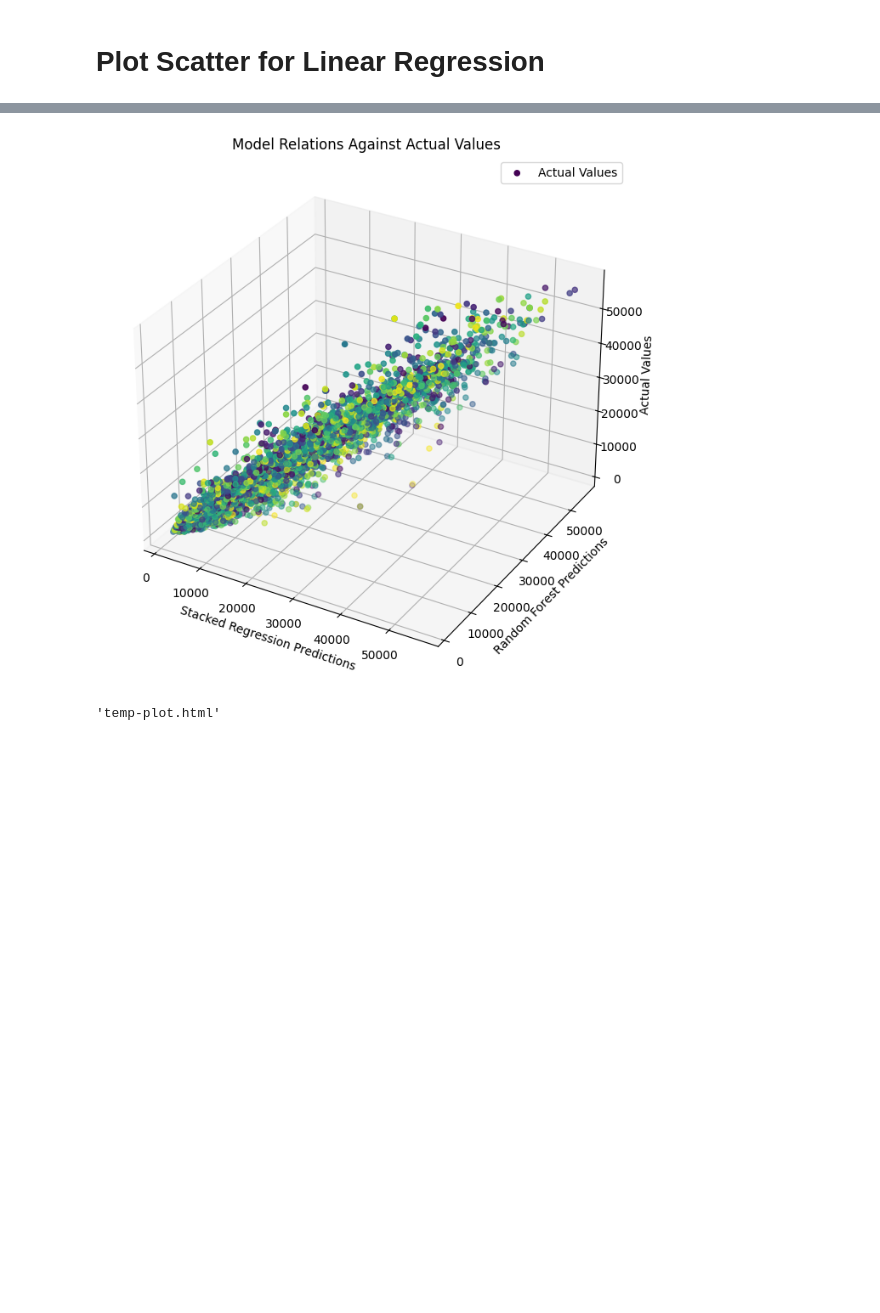
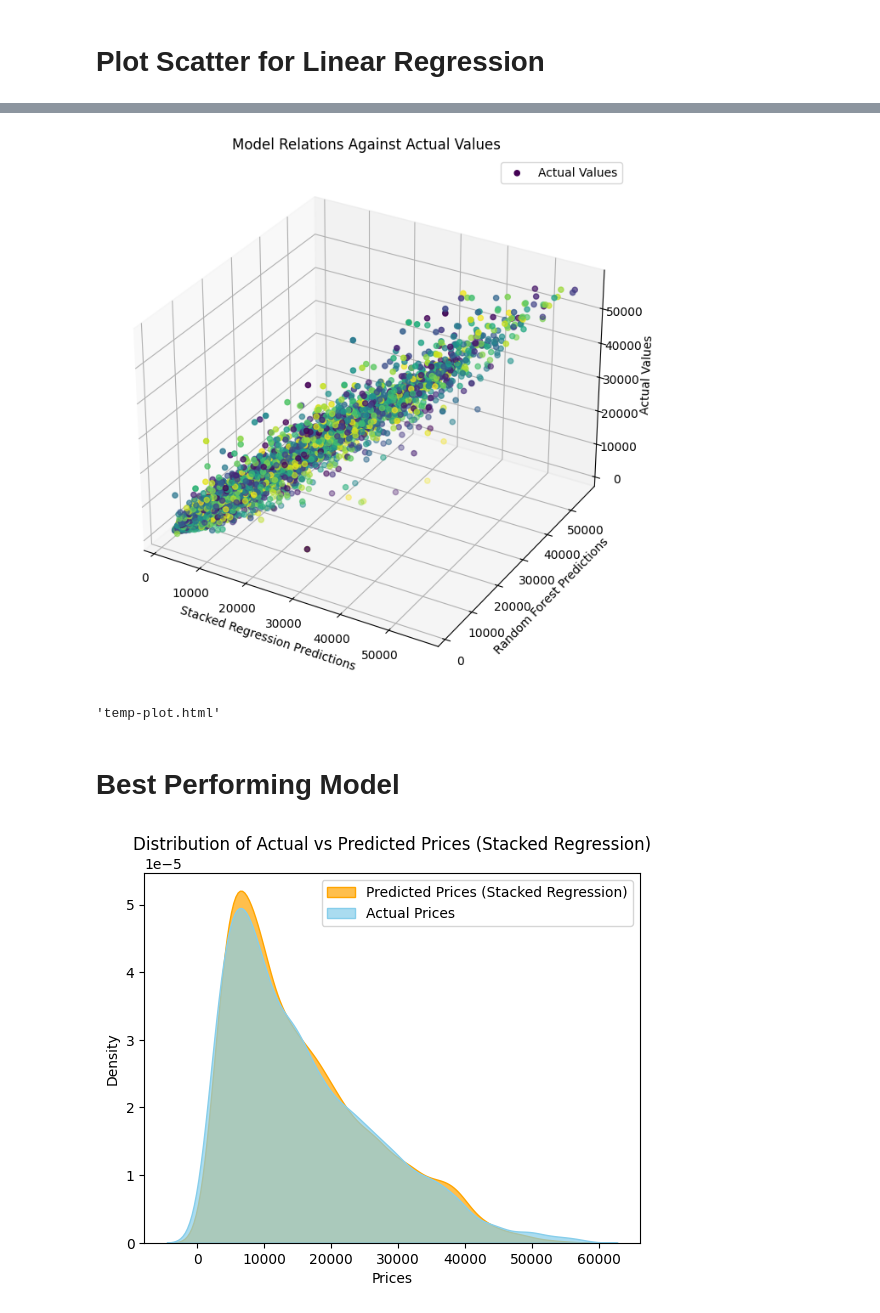
Before and after one commit to Ali7109/3401Project, a Jupyter notebook: src/CarPredictionModel.ipynb, the cells around one changed output, grey strips where cells are left out. Cells and saved outputs as stored; diff of their text form; code cells hidden in the pictures; blank space fills up the shorter version.

Commit message:
Ran models with full dataset

```diff
--- a/src/CarPredictionModel.ipynb
+++ b/src/CarPredictionModel.ipynb
@@ -324,8 +324,7 @@ from sklearn.linear_model import LinearRegression
 
 lr_model = LinearRegression()
 
-lr_model.fit(X_train.iloc[:10000],y_train.iloc[:10000])
-# # lr_model.fit(X_train,y_train)
+lr_model.fit(X_train,y_train)
 # %% [output]
 LinearRegression()
 # %%
@@ -350,7 +349,7 @@ from sklearn.ensemble import RandomForestRegressor
 forest_model = RandomForestRegressor()
 
 #Training
-forest_model.fit(X_train.iloc[:10000],y_train.iloc[:10000])
+forest_model.fit(X_train,y_train)
 # %% [output]
 RandomForestRegressor()
 # %%
@@ -378,7 +377,7 @@ from sklearn.ensemble import GradientBoostingRegressor
 gradient_boosting_model = GradientBoostingRegressor()
 
 #Training
-gradient_boosting_model.fit(X_train.iloc[:10000],y_train.iloc[:10000])
+gradient_boosting_model.fit(X_train,y_train)
 # %% [output]
 GradientBoostingRegressor()
 # %%
@@ -416,7 +415,7 @@ stacked_model = StackingRegressor(
 )
 
 # Train the Stacked model on the training data
-stacked_model.fit(X_train.iloc[:10000], y_train.iloc[:10000])
+stacked_model.fit(X_train.iloc[:20000], y_train.iloc[:20000])
 # %% [output]
 StackingRegressor(estimators=[('RandomForest', RandomForestRegressor()),
                               ('GradientBoosting',
@@ -493,7 +487,7 @@ ax.legend()
 
 plt.show()
 # %% [output]
-[figure, old version]
+[figure, new version]
 # %%
 import plotly.offline as pyo
 import plotly.graph_objs as go
@@ -535,3 +529,16 @@ fig = go.Figure(data=[trace], layout=layout)
 pyo.plot(fig)
 # %% [output]
 'temp-plot.html'
+# %% [markdown]
+# Best Performing Model
+# %%
+sns.kdeplot(predicted_prices_stacked, label='Predicted Prices (Stacked Regression)', fill=True, color='orange', alpha=0.7)
+sns.kdeplot(y_test, label='Actual Prices', fill=True, color='skyblue', alpha=0.7)
+
+plt.xlabel('Prices')
+plt.ylabel('Density')
+plt.title('Distribution of Actual vs Predicted Prices (Stacked Regression)')
+plt.legend()
+plt.show()
+# %% [output]
+[figure, added]
```
Also changed, not shown: parts of 7 cells of this notebook.
